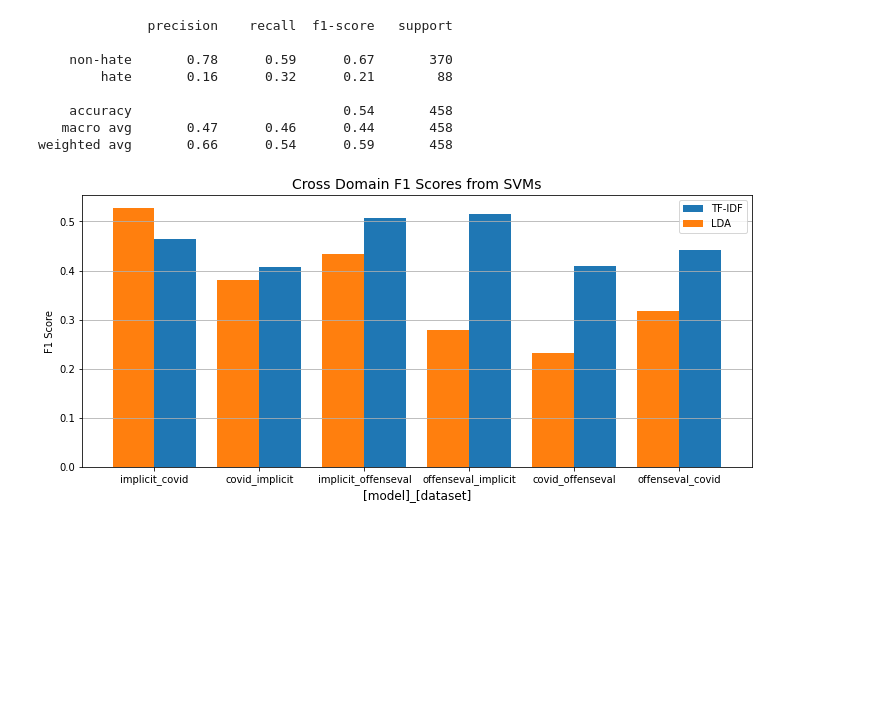
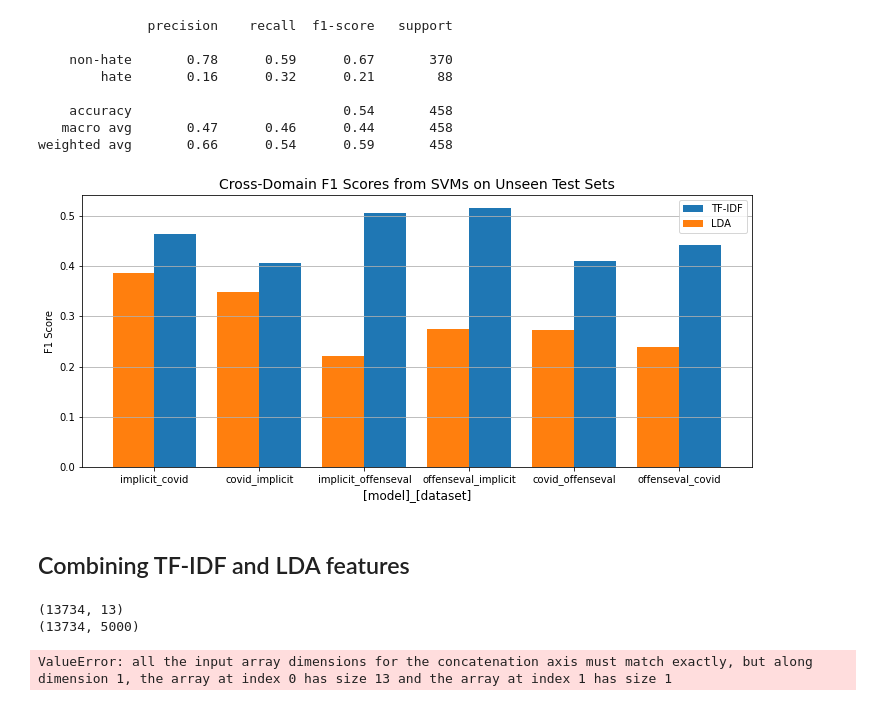
Before and after one commit to richouzo/cs6471-project, a Jupyter notebook: src/analysis/lda.ipynb, the cells around one changed output. Cells and saved outputs as stored; diff of their text form; code cells hidden in the pictures; blank space fills up the shorter version.

```diff
--- a/src/analysis/lda.ipynb
+++ b/src/analysis/lda.ipynb
@@ -43,7 +50,7 @@ if not LOAD_SAVED:
 ### Offensval
 # %%
 offenseval_df_train = pd.read_csv("./../../data/offenseval_train.csv")
-lda_offenseval, vectors_offenseval_train, coherence_offenseval = lda(offenseval_df_train, load_from="../../saved-models/lda_offenseval.model") if LOAD_SAVED else lda(offenseval_df_train)
+lda_offenseval, vectors_offenseval_train, coherence_offenseval = lda(offenseval_df_train, load_from="../../saved-models/lda_offenseval.model") if LOAD_SAVED else lda(offenseval_df_train, k=k_offenseval)
 # %%
 if PRINT_COHERENCE:
     print('Coherence Score:', coherence_offenseval)
@@ -221,21 +228,21 @@ implicit_df_test = pd.read_csv("./../../data/implicithate_test.csv")
 implicit_df_test = create_tokenized_column(implicit_df_test)
 implicit_bigrams_test = create_bigrams(implicit_df_test["tokenized"])
 implicit_dict_test, implicit_corpus_test = get_dict_and_corpus(implicit_bigrams_test)
-implicit_test_vectors = get_vectors(lda_implicit, implicit_corpus_test)
+implicit_test_vectors = get_vectors(lda_implicit, implicit_corpus_test, k=13)
 implicit_tfidf_test = implicit_tfidf.transform(implicit_df_test['text'])
 # %%
 covid_df_test = pd.read_csv("./../../data/covidhate_test.csv")
 covid_df_test = create_tokenized_column(covid_df_test)
 covid_bigrams_test = create_bigrams(covid_df_test["tokenized"])
 covid_dict_test, covid_corpus_test = get_dict_and_corpus(covid_bigrams_test)
-covid_test_vectors = get_vectors(lda_covid, covid_corpus_test)
+covid_test_vectors = get_vectors(lda_covid, covid_corpus_test, k=13)
 covid_tfidf_test = covid_tfidf.transform(covid_df_test['text'])
 # %%
 offenseval_df_test = pd.read_csv("./../../data/offenseval_test.csv")
 offenseval_df_test = create_tokenized_column(offenseval_df_test)
 offenseval_bigrams_test = create_bigrams(offenseval_df_test["tokenized"])
 offenseval_dict_test, offenseval_corpus_test = get_dict_and_corpus(offenseval_bigrams_test)
-offenseval_test_vectors = get_vectors(lda_offenseval, offenseval_corpus_test)
+offenseval_test_vectors = get_vectors(lda_offenseval, offenseval_corpus_test, k=13)
 offenseval_tfidf_test = offenseval_tfidf.transform(offenseval_df_test['text'])
 # %% [markdown]
 ### Implicit Hate model on COVID Hate dataset
@@ -410,15 +417,26 @@ f1_scores_crossdomain["offenseval_covid"] = [f1_score(covid_df_test['label'], of
 # %%
 # make a wide figure
 fig, ax = plt.subplots(figsize=(12, 5))
 x_axis = np.arange(len(f1_scores_crossdomain.keys()))
 plt.bar(x_axis + 0.2, [y[1] for y in list(f1_scores_crossdomain.values())], align='center', width=0.4, label='TF-IDF')
 plt.bar(x_axis - 0.2, [y[0] for y in list(f1_scores_crossdomain.values())], align='center', width=0.4, label='LDA')
 plt.xticks(x_axis, list(f1_scores_crossdomain.keys()))
 plt.xlabel('[model]_[dataset]', fontsize=12)
 plt.ylabel('F1 Score')
-plt.title('Cross Domain F1 Scores from SVMs', fontsize=14)
+plt.title('Cross-Domain F1 Scores from SVMs on Unseen Test Sets', fontsize=14)
 plt.grid(True, axis='y')
 plt.legend()
 plt.show()
 # %% [output]
-[figure, old version]
+[figure, new version]
+# %% [markdown]
+## Combining TF-IDF and LDA features
+# %%
+print(np.array(vectors_implicit_train).shape)
+print(implicit_tfidf_train.shape)
+implicit_concat_train = np.vstack((np.array(vectors_implicit_train), implicit_tfidf_train))
+print(implicit_concat_train.shape)
+# %% [output]
+(13734, 13)
+(13734, 5000)
+ValueError: all the input array dimensions for the concatenation axis must match exactly, but along dimension 1, the array at index 0 has size 13 and the array at index 1 has size 1
```
Also changed, not shown: parts of 24 cells of this notebook, 3 other files.
